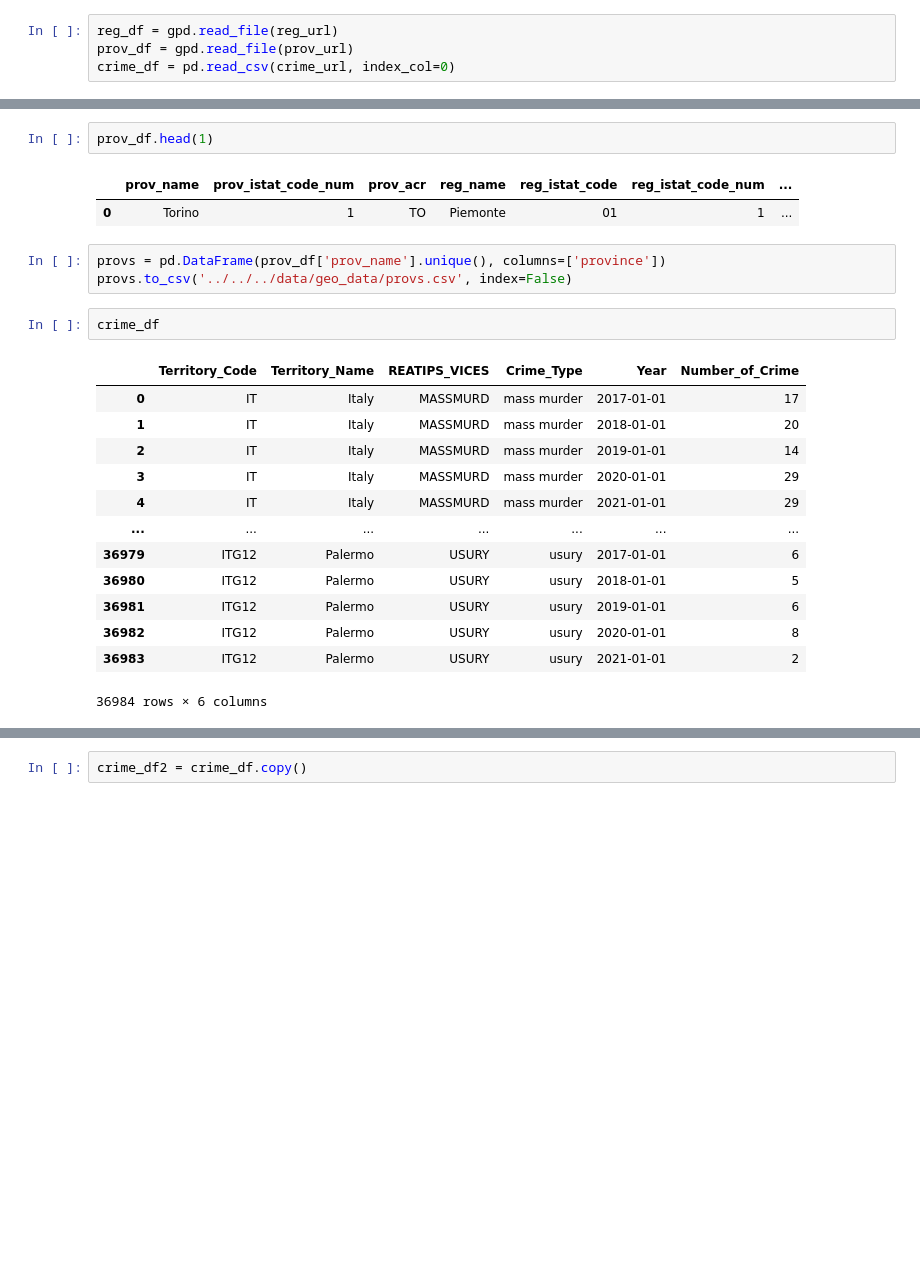
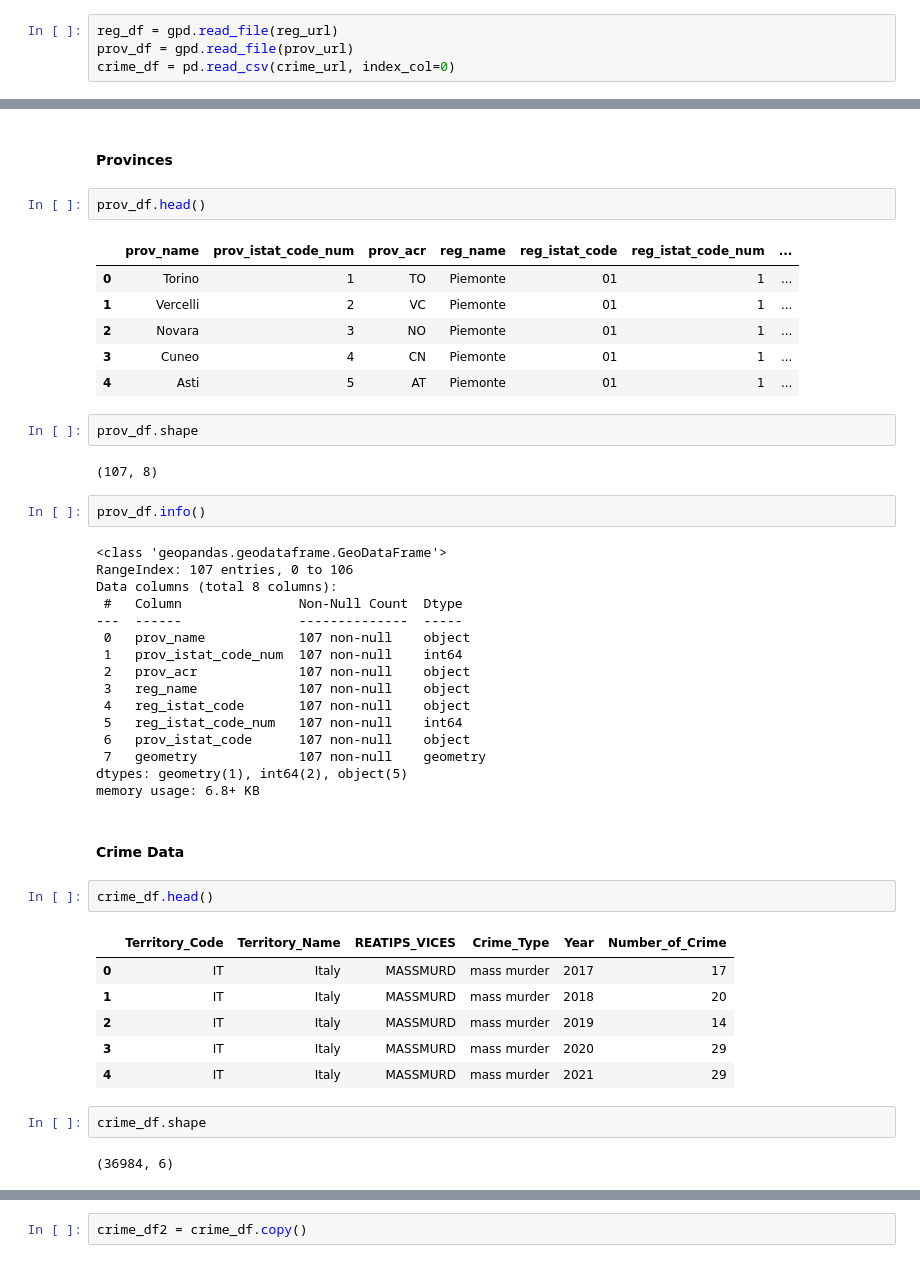
Before and after one commit to OmdenaAI/milan-italy-impact-covid-crimes, a Jupyter notebook: src/tasks/task-2-data-cleaning/geodata/map.ipynb, the cells around one changed output, grey strips where cells are left out. Drawn from its saved outputs; the diff is of its cells as text; blank space fills up the shorter version.

```diff
--- a/src/tasks/task-2-data-cleaning/geodata/map.ipynb
+++ b/src/tasks/task-2-data-cleaning/geodata/map.ipynb
@@ -78,27 +83,51 @@ regions.to_csv('../../../data/geo_data/regions.csv', index=False)
+# %% [markdown]
+#### Provinces
 # %%
-prov_df.head(1)
+prov_df.head()
 # %% [output]
 |  | prov_name | prov_istat_code_num | prov_acr | reg_name | reg_istat_code | reg_istat_code_num | ... |
 | 0 | Torino | 1 | TO | Piemonte | 01 | 1 | ... |
+| 1 | Vercelli | 2 | VC | Piemonte | 01 | 1 | ... |
+| 2 | Novara | 3 | NO | Piemonte | 01 | 1 | ... |
+| 3 | Cuneo | 4 | CN | Piemonte | 01 | 1 | ... |
+| 4 | Asti | 5 | AT | Piemonte | 01 | 1 | ... |
-# %%
-provs = pd.DataFrame(prov_df['prov_name'].unique(), columns=['province'])
-provs.to_csv('../../../data/geo_data/provs.csv', index=False)
+# %%
+prov_df.shape
+# %% [output]
+(107, 8)
+# %%
+prov_df.info()
+# %% [output]
+<class 'geopandas.geodataframe.GeoDataFrame'>
+RangeIndex: 107 entries, 0 to 106
+Data columns (total 8 columns):
+ #   Column               Non-Null Count  Dtype
+---  ------               --------------  -----
+ 0   prov_name            107 non-null    object
+ 1   prov_istat_code_num  107 non-null    int64
+ 2   prov_acr             107 non-null    object
+ 3   reg_name             107 non-null    object
+ 4   reg_istat_code       107 non-null    object
+ 5   reg_istat_code_num   107 non-null    int64
+ 6   prov_istat_code      107 non-null    object
+ 7   geometry             107 non-null    geometry
+dtypes: geometry(1), int64(2), object(5)
+memory usage: 6.8+ KB
+# %% [markdown]
+#### Crime Data
 # %%
-crime_df
+crime_df.head()
 # %% [output]
 |  | Territory_Code | Territory_Name | REATIPS_VICES | Crime_Type | Year | Number_of_Crime |
-| 0 | IT | Italy | MASSMURD | mass murder | 2017-01-01 | 17 |
-| 1 | IT | Italy | MASSMURD | mass murder | 2018-01-01 | 20 |
-| 2 | IT | Italy | MASSMURD | mass murder | 2019-01-01 | 14 |
-| 3 | IT | Italy | MASSMURD | mass murder | 2020-01-01 | 29 |
-| 4 | IT | Italy | MASSMURD | mass murder | 2021-01-01 | 29 |
-| ... | ... | ... | ... | ... | ... | ... |
-| 36979 | ITG12 | Palermo | USURY | usury | 2017-01-01 | 6 |
-| 36980 | ITG12 | Palermo | USURY | usury | 2018-01-01 | 5 |
-| 36981 | ITG12 | Palermo | USURY | usury | 2019-01-01 | 6 |
-| 36982 | ITG12 | Palermo | USURY | usury | 2020-01-01 | 8 |
-| 36983 | ITG12 | Palermo | USURY | usury | 2021-01-01 | 2 |
+| 0 | IT | Italy | MASSMURD | mass murder | 2017 | 17 |
+| 1 | IT | Italy | MASSMURD | mass murder | 2018 | 20 |
+| 2 | IT | Italy | MASSMURD | mass murder | 2019 | 14 |
+| 3 | IT | Italy | MASSMURD | mass murder | 2020 | 29 |
+| 4 | IT | Italy | MASSMURD | mass murder | 2021 | 29 |
-36984 rows × 6 columns
+# %%
+crime_df.shape
+# %% [output]
+(36984, 6)
 # %%
 crime_df.info()
 # %% [output]
```
Also changed, not shown: parts of 22 cells of this notebook, 12 other files.
